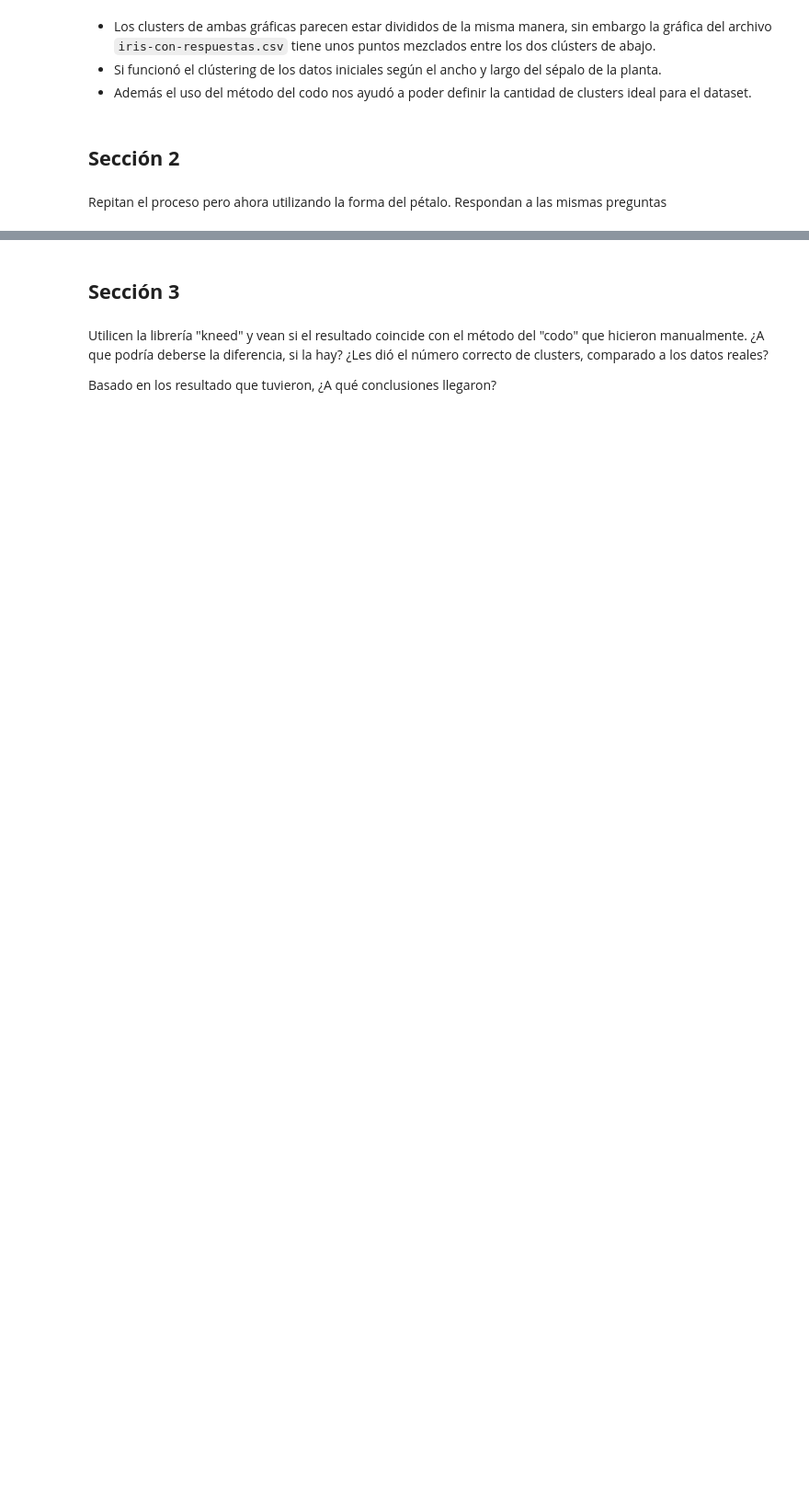
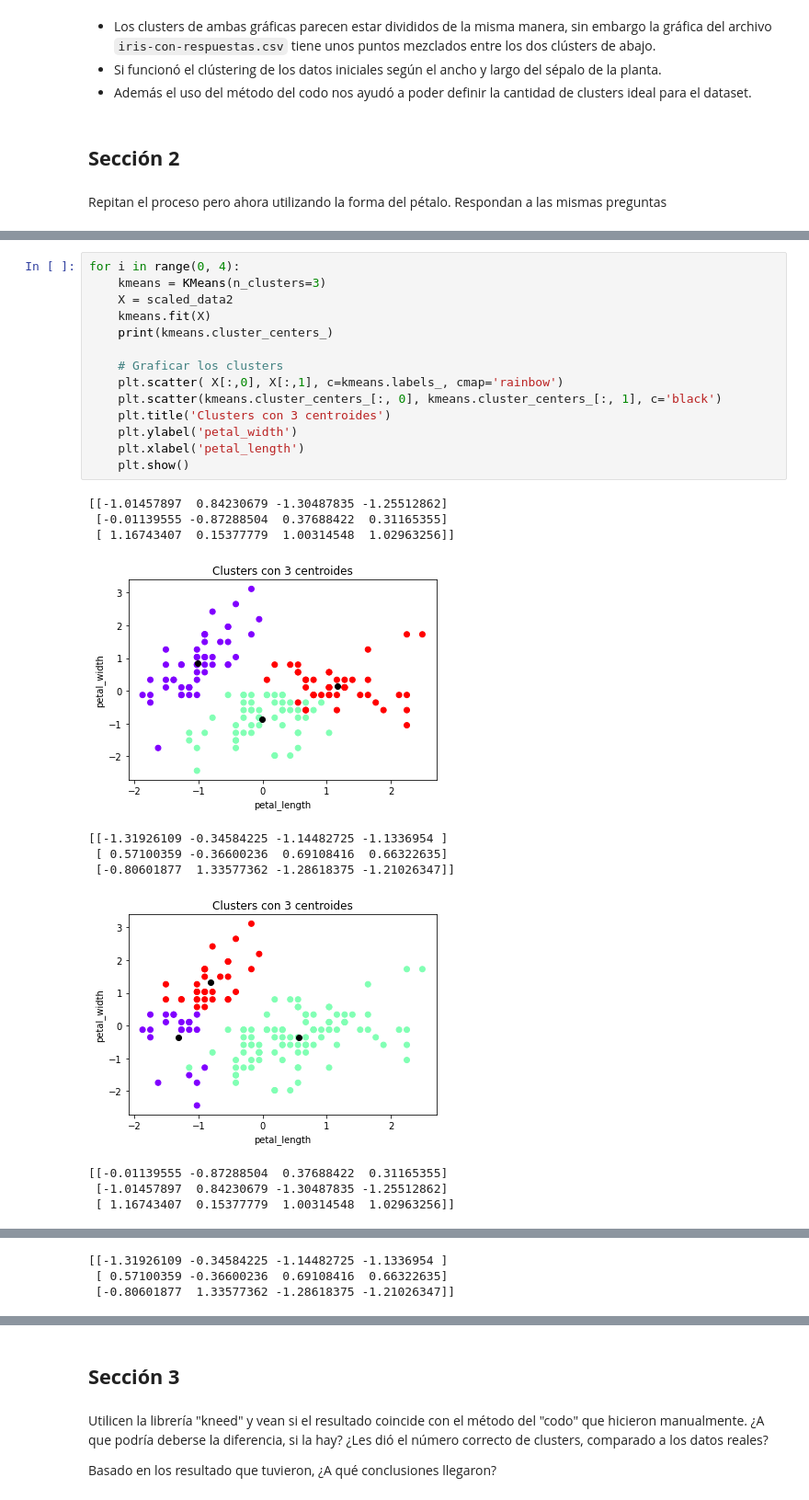
Before and after one commit to JPS4321/HT2-DM, a Jupyter notebook: HT2.ipynb, the cells around one changed output, grey strips where cells are left out. Shown: that part at 92% size. Saved outputs shown, nothing was run; the diff lists cells and outputs as text; blank space fills up the shorter version.

```diff
--- a/HT2.ipynb
+++ b/HT2.ipynb
@@ -221,0 +312,26 @@ Repitan el proceso pero ahora utilizando la forma del pétalo. Respondan a las m
+# %%
+for i in range(0, 4):
+    kmeans = KMeans(n_clusters=3)
+    X = scaled_data2
+    kmeans.fit(X)
+    print(kmeans.cluster_centers_)
+
+    # Graficar los clusters
+    plt.scatter( X[:,0], X[:,1], c=kmeans.labels_, cmap='rainbow')
+    plt.scatter(kmeans.cluster_centers_[:, 0], kmeans.cluster_centers_[:, 1], c='black')
+    plt.title('Clusters con 3 centroides')
+    plt.ylabel('petal_width')
+    plt.xlabel('petal_length')
+    plt.show()
+# %% [output]
+[[-1.01457897  0.84230679 -1.30487835 -1.25512862]
+ [-0.01139555 -0.87288504  0.37688422  0.31165355]
+ [ 1.16743407  0.15377779  1.00314548  1.02963256]]
+[figure, added]
+[[-1.31926109 -0.34584225 -1.14482725 -1.1336954 ]
+ [ 0.57100359 -0.36600236  0.69108416  0.66322635]
+ [-0.80601877  1.33577362 -1.28618375 -1.21026347]]
+[figure, added]
+[[-0.01139555 -0.87288504  0.37688422  0.31165355]
+ [-1.01457897  0.84230679 -1.30487835 -1.25512862]
+ [ 1.16743407  0.15377779  1.00314548  1.02963256]]
@@ -221,0 +339,3 @@ Repitan el proceso pero ahora utilizando la forma del pétalo. Respondan a las m
+[[-1.31926109 -0.34584225 -1.14482725 -1.1336954 ]
+ [ 0.57100359 -0.36600236  0.69108416  0.66322635]
+ [-0.80601877  1.33577362 -1.28618375 -1.21026347]]
```
Also changed, not shown: parts of 13 cells of this notebook.
